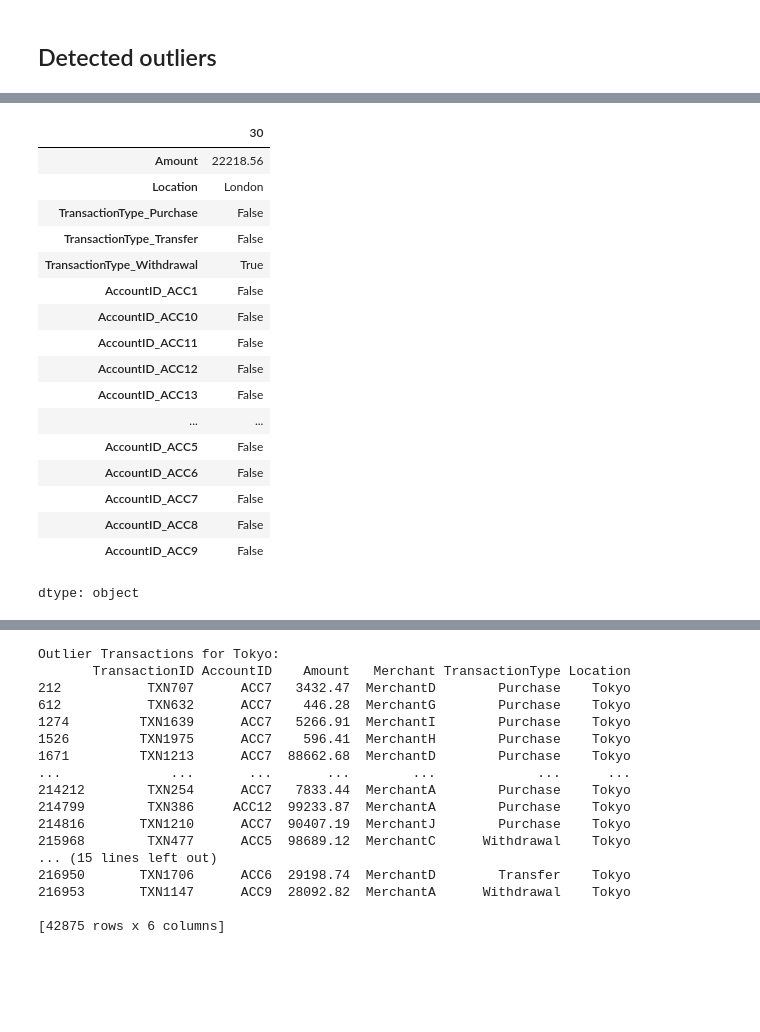
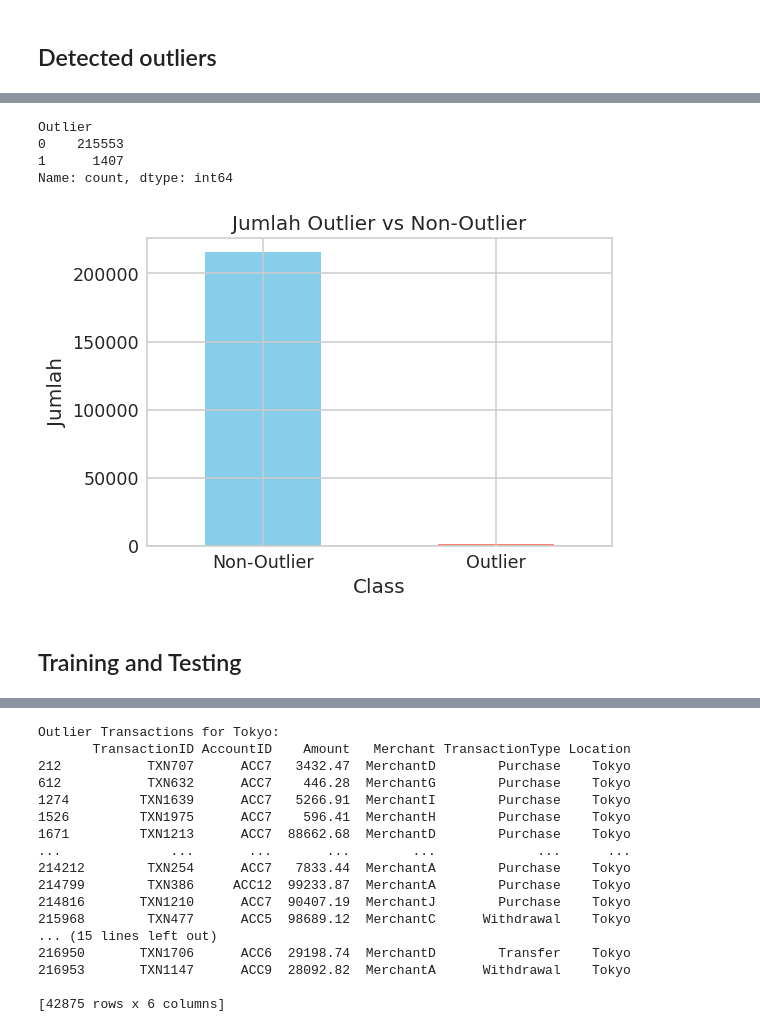
Before and after one commit to naufalkr/XAI-erp-transaction-anomaly, a Jupyter notebook: ERP_Anomaly_Detection.ipynb, the cells around one changed output, grey strips where cells are left out. Cells and saved outputs as stored; diff of their text form; code cells hidden in the pictures; blank space fills up the shorter version.

```diff
--- a/ERP_Anomaly_Detection.ipynb
+++ b/ERP_Anomaly_Detection.ipynb
@@ -554,21 +711,27 @@ non_outliers_df
-# %%
-non_outliers_df.iloc[28]
-# %% [output]
-|  | 30 |
-| Amount | 22218.56 |
-| Location | London |
-| TransactionType_Purchase | False |
-| TransactionType_Transfer | False |
-| TransactionType_Withdrawal | True |
-| AccountID_ACC1 | False |
-| AccountID_ACC10 | False |
-| AccountID_ACC11 | False |
-| AccountID_ACC12 | False |
-| AccountID_ACC13 | False |
-| ... | ... |
-| AccountID_ACC5 | False |
-| AccountID_ACC6 | False |
-| AccountID_ACC7 | False |
-| AccountID_ACC8 | False |
-| AccountID_ACC9 | False |
-dtype: object
+# %%
+import pandas as pd
+import matplotlib.pyplot as plt
+
+# Misalnya, df adalah dataset yang sudah dimodifikasi
+# Hitung jumlah outlier dan non-outlier
+outlier_counts = subset_df['Outlier'].value_counts()
+
+# Tampilkan statistik jumlah outlier dan non-outlier
+print(outlier_counts)
+
+# Visualisasikan dalam bentuk bar plot
+plt.figure(figsize=(6, 4))
+outlier_counts.plot(kind='bar', color=['skyblue', 'salmon'])
+plt.title('Jumlah Outlier vs Non-Outlier')
+plt.xlabel('Class')
+plt.ylabel('Jumlah')
+plt.xticks(ticks=[0, 1], labels=['Non-Outlier', 'Outlier'], rotation=0)
+plt.show()
+# %% [output]
+Outlier
+0    215553
+1      1407
+Name: count, dtype: int64
+[figure, added]
+# %% [markdown]
+## Training and Testing
```
Also changed, not shown: parts of 43 cells of this notebook.
